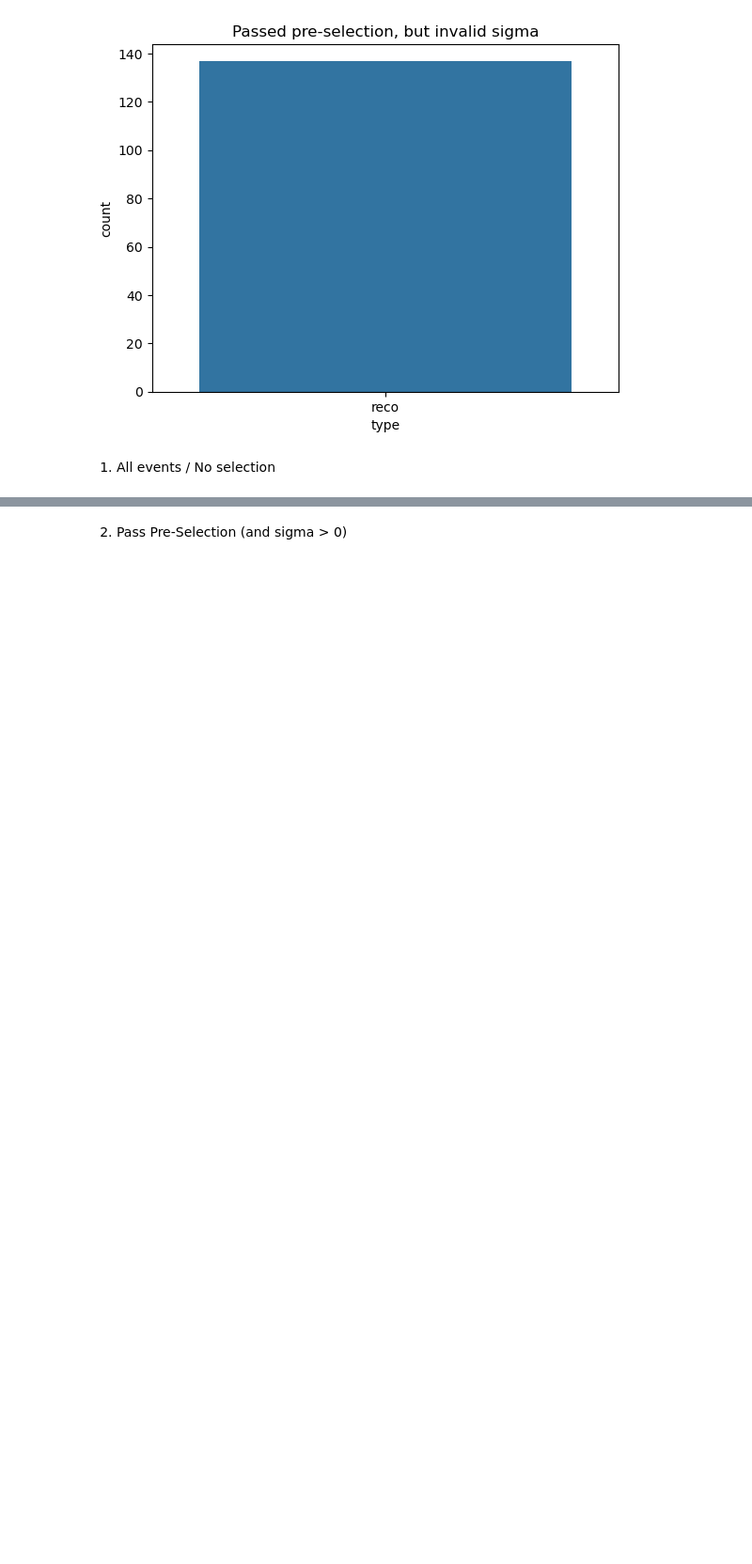
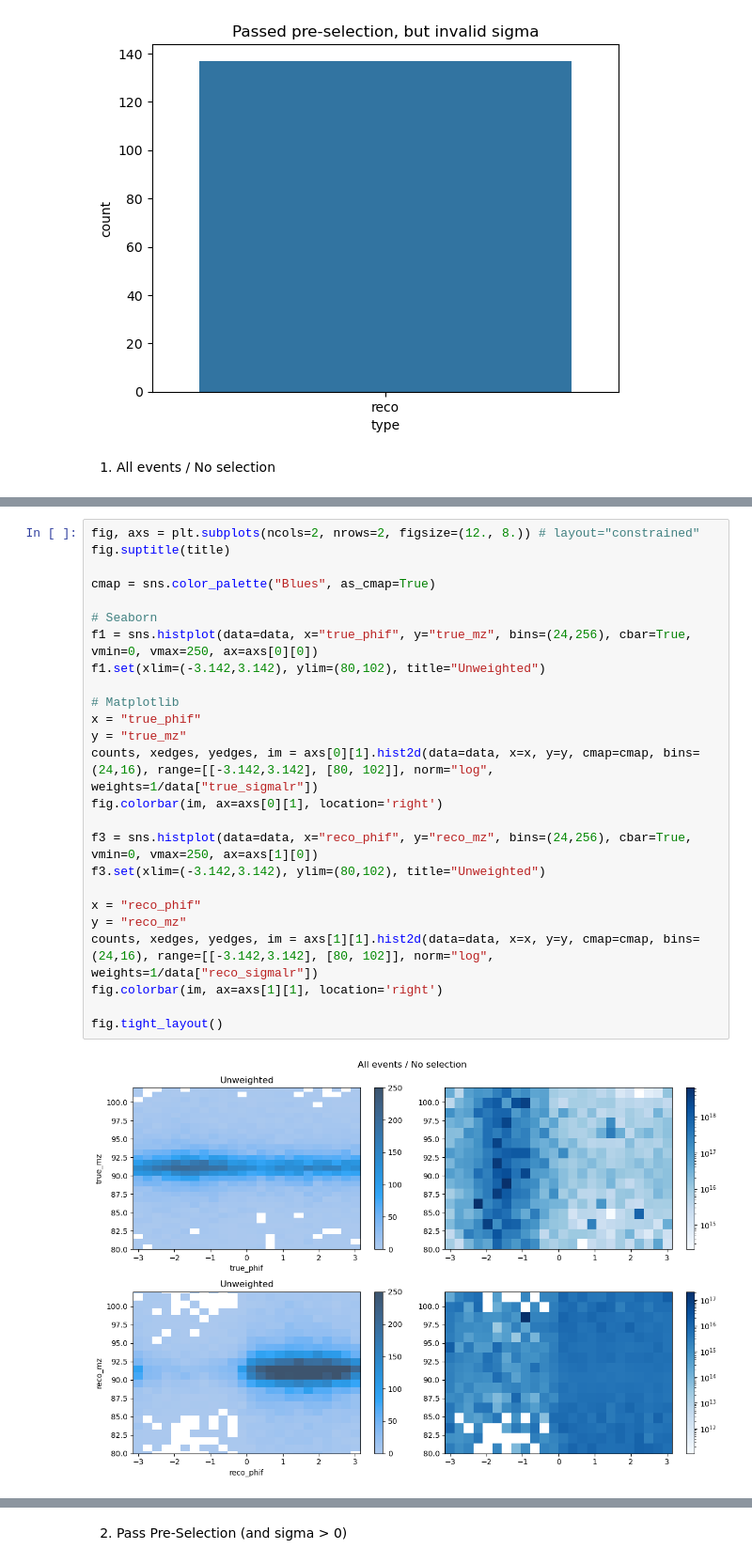
Before and after one commit to ILDAnaSoft/ZHH, a Jupyter notebook: view.ipynb, the cells around one changed output, grey strips where cells are left out. Shown at 94% size. Drawn from its saved outputs; the diff is of its cells as text; blank space fills up the shorter version.

```diff
--- a/view.ipynb
+++ b/view.ipynb
@@ -237,0 +227,27 @@ plt.savefig("1_no_selection_pairplot.pdf")
+# %%
+fig, axs = plt.subplots(ncols=2, nrows=2, figsize=(12., 8.)) # layout="constrained"
+fig.suptitle(title)
+
+cmap = sns.color_palette("Blues", as_cmap=True)
+
+# Seaborn
+f1 = sns.histplot(data=data, x="true_phif", y="true_mz", bins=(24,256), cbar=True, vmin=0, vmax=250, ax=axs[0][0])
+f1.set(xlim=(-3.142,3.142), ylim=(80,102), title="Unweighted")
+
+# Matplotlib
+x = "true_phif"
+y = "true_mz"
+counts, xedges, yedges, im = axs[0][1].hist2d(data=data, x=x, y=y, cmap=cmap, bins=(24,16), range=[[-3.142,3.142], [80, 102]], norm="log", weights=1/data["true_sigmalr"])
+fig.colorbar(im, ax=axs[0][1], location='right')
+
+f3 = sns.histplot(data=data, x="reco_phif", y="reco_mz", bins=(24,256), cbar=True, vmin=0, vmax=250, ax=axs[1][0])
+f3.set(xlim=(-3.142,3.142), ylim=(80,102), title="Unweighted")
+
+x = "reco_phif"
+y = "reco_mz"
+counts, xedges, yedges, im = axs[1][1].hist2d(data=data, x=x, y=y, cmap=cmap, bins=(24,16), range=[[-3.142,3.142], [80, 102]], norm="log", weights=1/data["reco_sigmalr"])
+fig.colorbar(im, ax=axs[1][1], location='right')
+
+fig.tight_layout()
+# %% [output]
+[figure, added]
```
Also changed, not shown: parts of 18 cells of this notebook, 2 other files.
